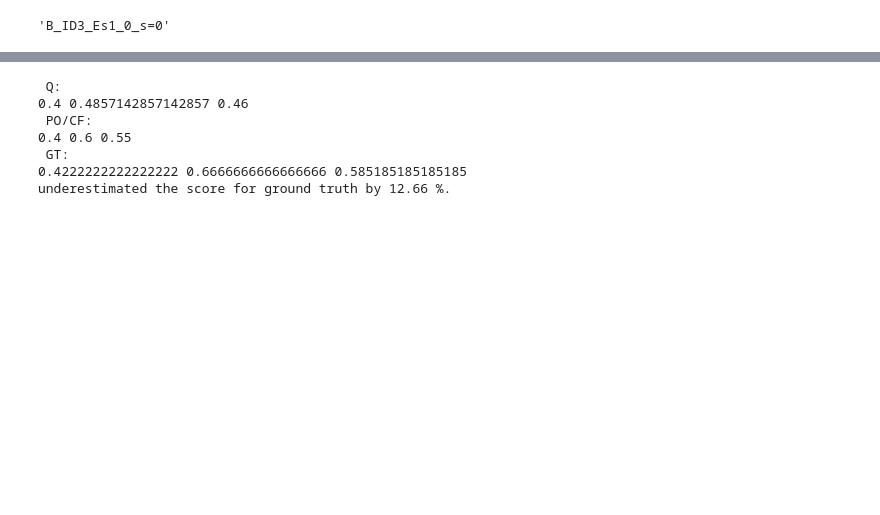
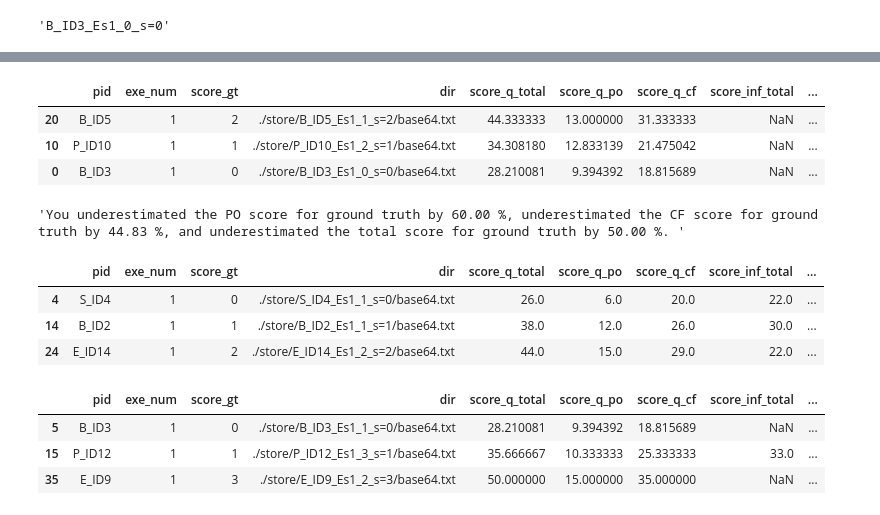
Before and after one commit to deanziyangyu/TRViT, a Jupyter notebook: src/nb/data/skeleton/prompt_lab.ipynb, the cells around one changed output, grey strips where cells are left out. Saved outputs shown, nothing was run; the diff lists cells and outputs as text; code cells hidden in the pictures; blank space fills up the shorter version.

```diff
--- a/src/nb/data/skeleton/prompt_lab.ipynb
+++ b/src/nb/data/skeleton/prompt_lab.ipynb
@@ -1206,2 +1359,27 @@ create_one_eval_ast(client, thread, hosted_root_dir, pid_e_r_s)
+# %%
+reps_eval_200.loc[gt_idx[shot*3:shot*3+3]]
+# %% [output]
+|  | pid | exe_num | score_gt | dir | score_q_total | score_q_po | score_q_cf | score_inf_total | ... |
+| 20 | B_ID5 | 1 | 2 | ./store/B_ID5_Es1_1_s=2/base64.txt | 44.333333 | 13.000000 | 31.333333 | NaN | ... |
+| 10 | P_ID10 | 1 | 1 | ./store/P_ID10_Es1_2_s=1/base64.txt | 34.308180 | 12.833139 | 21.475042 | NaN | ... |
+| 0 | B_ID3 | 1 | 0 | ./store/B_ID3_Es1_0_s=0/base64.txt | 28.210081 | 9.394392 | 18.815689 | NaN | ... |
+# %%
+get_eval_response(reps_eval_200.iloc[24])
+# %% [output]
+'You underestimated the PO score for ground truth by 60.00 %, underestimated the CF score for ground truth by 44.83 %, and underestimated the total score for ground truth by 50.00 %. '
+# %%
+reps_eval_200.iloc[eval_idx[0*3:0*3+3]]
+# %% [output]
+|  | pid | exe_num | score_gt | dir | score_q_total | score_q_po | score_q_cf | score_inf_total | ... |
+| 4 | S_ID4 | 1 | 0 | ./store/S_ID4_Es1_1_s=0/base64.txt | 26.0 | 6.0 | 20.0 | 22.0 | ... |
+| 14 | B_ID2 | 1 | 1 | ./store/B_ID2_Es1_1_s=1/base64.txt | 38.0 | 12.0 | 26.0 | 30.0 | ... |
+| 24 | E_ID14 | 1 | 2 | ./store/E_ID14_Es1_2_s=2/base64.txt | 44.0 | 15.0 | 29.0 | 22.0 | ... |
+# %%
+eval_lbls
+# %% [output]
+|  | pid | exe_num | score_gt | dir | score_q_total | score_q_po | score_q_cf | score_inf_total | ... |
+| 5 | B_ID3 | 1 | 0 | ./store/B_ID3_Es1_1_s=0/base64.txt | 28.210081 | 9.394392 | 18.815689 | NaN | ... |
+| 15 | P_ID12 | 1 | 1 | ./store/P_ID12_Es1_3_s=1/base64.txt | 35.666667 | 10.333333 | 25.333333 | 33.0 | ... |
+| 35 | E_ID9 | 1 | 3 | ./store/E_ID9_Es1_2_s=3/base64.txt | 50.000000 | 15.000000 | 35.000000 | NaN | ... |
 # %%
 run = client.beta.threads.runs.create_and_poll(
@@ -1212,25 +1391,2 @@ run = client.beta.threads.runs.create_and_poll(
-# %%
-# clear_and_print_response(run, thread)
-ctt = json.loads(clean_json_string(get_latest_response(run, thread)))
-po_score = np.sum(list(ctt['QS_answers'].values())[:3])
-cf_score = np.sum(list(ctt['QS_answers'].values())[3:])
-po_ans_score = np.sum(list(ctt['PO_answers'].values()))
-cf_ans_score = np.sum(list(ctt['CF_answers'].values()))
-response_str = get_eval_response(row, po_score + cf_score)
-print(" Q:")
-print(po_score/15, cf_score/35, (po_score + cf_score)/50)
-print(" PO/CF:")
-print(po_ans_score/10, cf_ans_score/30, (po_ans_score + cf_ans_score)/40)
-print(" GT:")
-print(row['score_q_po']/15, row['score_q_cf']/30, row['score_q_total']/45,)
-print(response_str)
-# %% [output]
- Q:
-0.4 0.4857142857142857 0.46
- PO/CF:
-0.4 0.6 0.55
- GT:
-0.4222222222222222 0.6666666666666666 0.585185185185185
-underestimated the score for ground truth by 12.66 %.
 # %%
 clear_and_print_response(run, thread)
```
Also changed, not shown: parts of 60 cells of this notebook.
